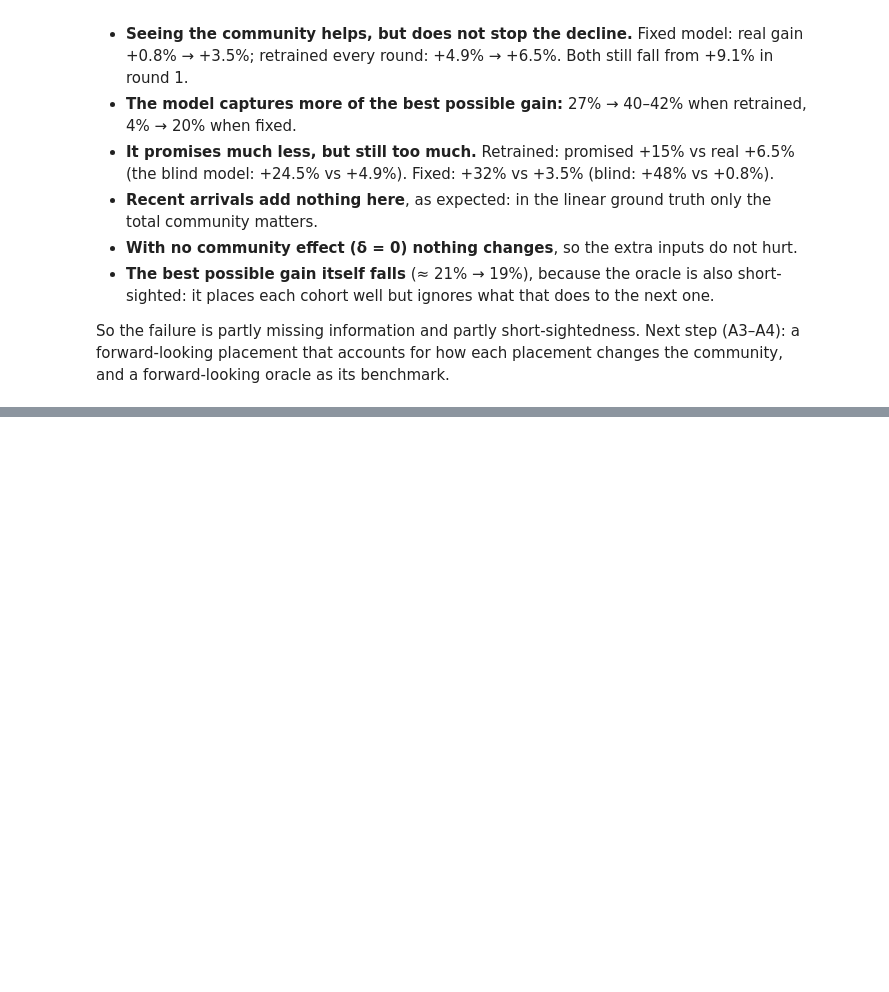
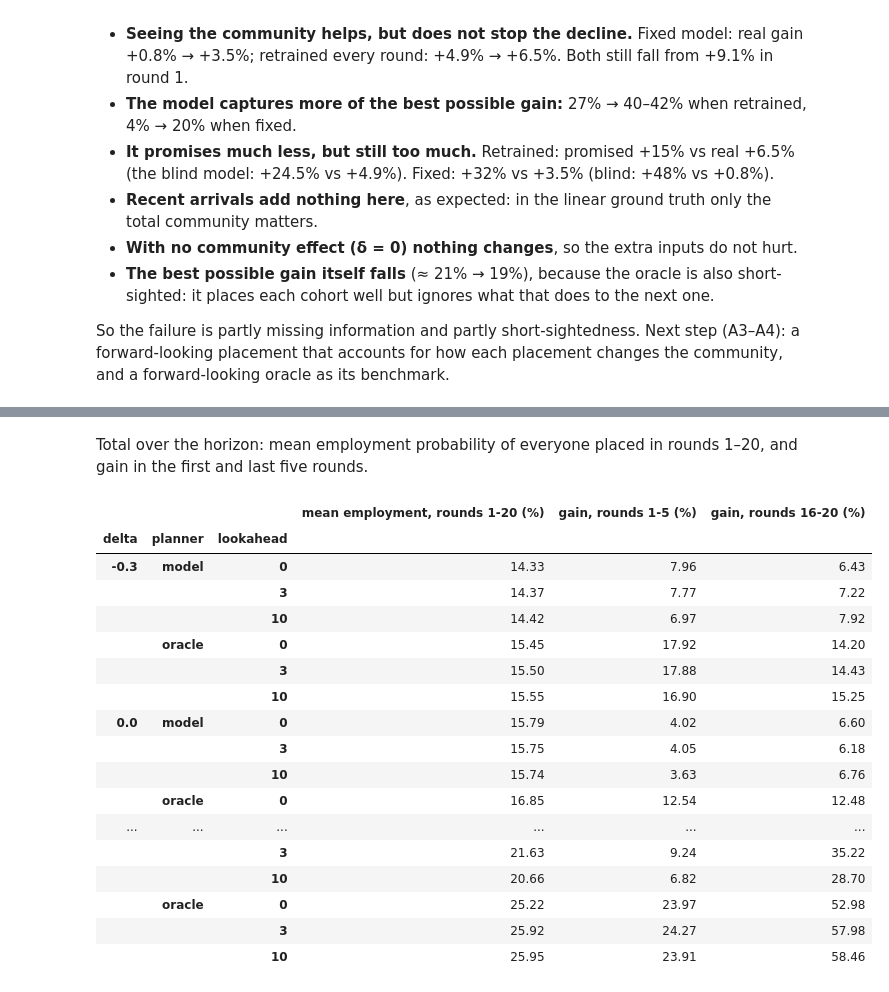
Before and after one commit to sofiykamanko/refugee_locating, a Jupyter notebook: notebooks/ws_a_community_model.ipynb, the cells around one changed output, grey strips where cells are left out. Cells and saved outputs as stored; diff of their text form; code cells hidden in the pictures; blank space fills up the shorter version.

```diff
--- a/notebooks/ws_a_community_model.ipynb
+++ b/notebooks/ws_a_community_model.ipynb
@@ -173,0 +213,31 @@ So the failure is partly missing information and partly short-sightedness. Next
+# %% [markdown]
+Total over the horizon: mean employment probability of everyone placed in rounds 1–20, and gain in the first and last five rounds.
+# %%
+def summarise(df):
+    return pd.Series({
+        "mean employment, rounds 1-20 (%)": 100 * df["welfare_algo"].mean(),
+        "gain, rounds 1-5 (%)": df[df["round"] <= 5]["gain_pct"].mean(),
+        "gain, rounds 16-20 (%)": df[df["round"] >= 16]["gain_pct"].mean(),
+    })
+
+totals = fw.groupby(["delta", "planner", "lookahead"]).apply(summarise).round(2)
+totals
+# %% [output]
+|  |  |  | mean employment, rounds 1-20 (%) | gain, rounds 1-5 (%) | gain, rounds 16-20 (%) |
+| delta | planner | lookahead |  |  |  |
+| -0.3 | model | 0 | 14.33 | 7.96 | 6.43 |
+|  |  | 3 | 14.37 | 7.77 | 7.22 |
+|  |  | 10 | 14.42 | 6.97 | 7.92 |
+|  | oracle | 0 | 15.45 | 17.92 | 14.20 |
+|  |  | 3 | 15.50 | 17.88 | 14.43 |
+|  |  | 10 | 15.55 | 16.90 | 15.25 |
+| 0.0 | model | 0 | 15.79 | 4.02 | 6.60 |
+|  |  | 3 | 15.75 | 4.05 | 6.18 |
+|  |  | 10 | 15.74 | 3.63 | 6.76 |
+|  | oracle | 0 | 16.85 | 12.54 | 12.48 |
+| ... | ... | ... | ... | ... | ... |
+|  |  | 3 | 21.63 | 9.24 | 35.22 |
+|  |  | 10 | 20.66 | 6.82 | 28.70 |
+|  | oracle | 0 | 25.22 | 23.97 | 52.98 |
+|  |  | 3 | 25.92 | 24.27 | 57.98 |
+|  |  | 10 | 25.95 | 23.91 | 58.46 |
```
Also changed, not shown: parts of 4 cells of this notebook, 7 other files.
